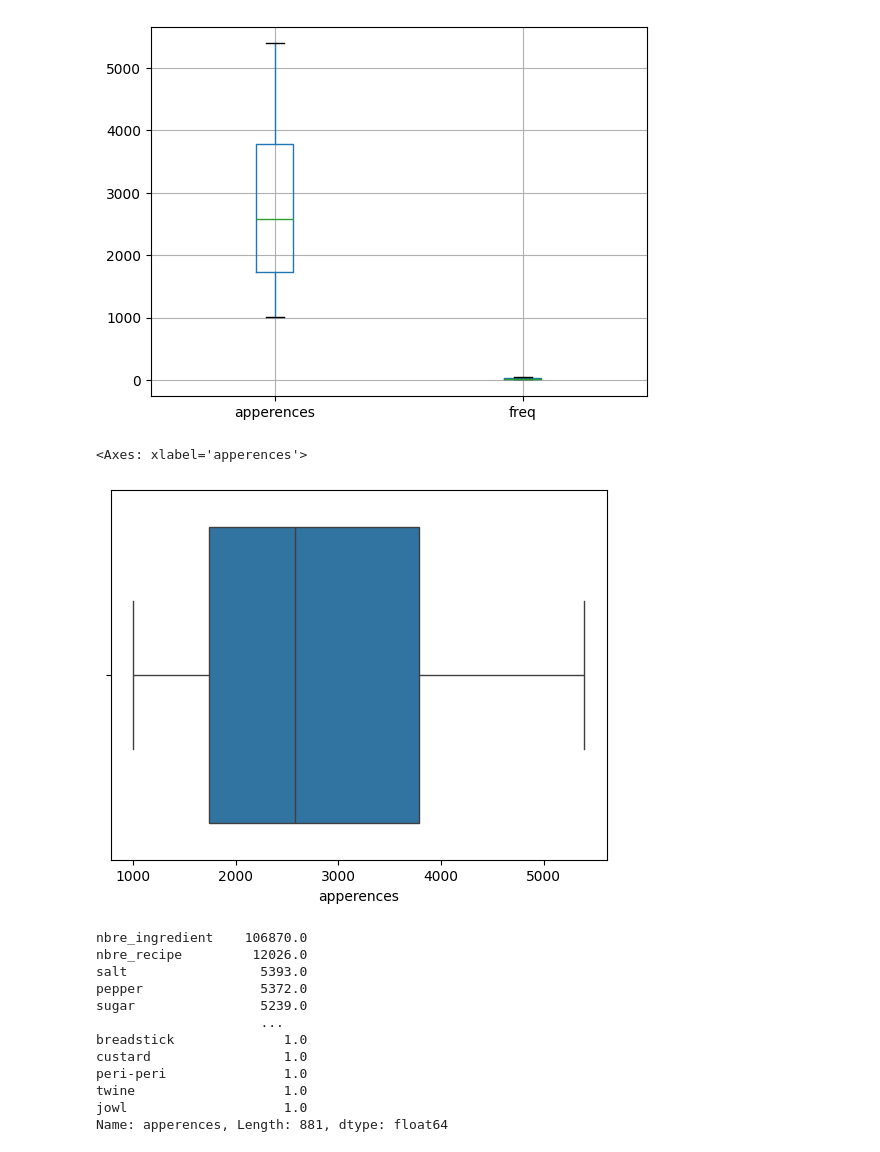
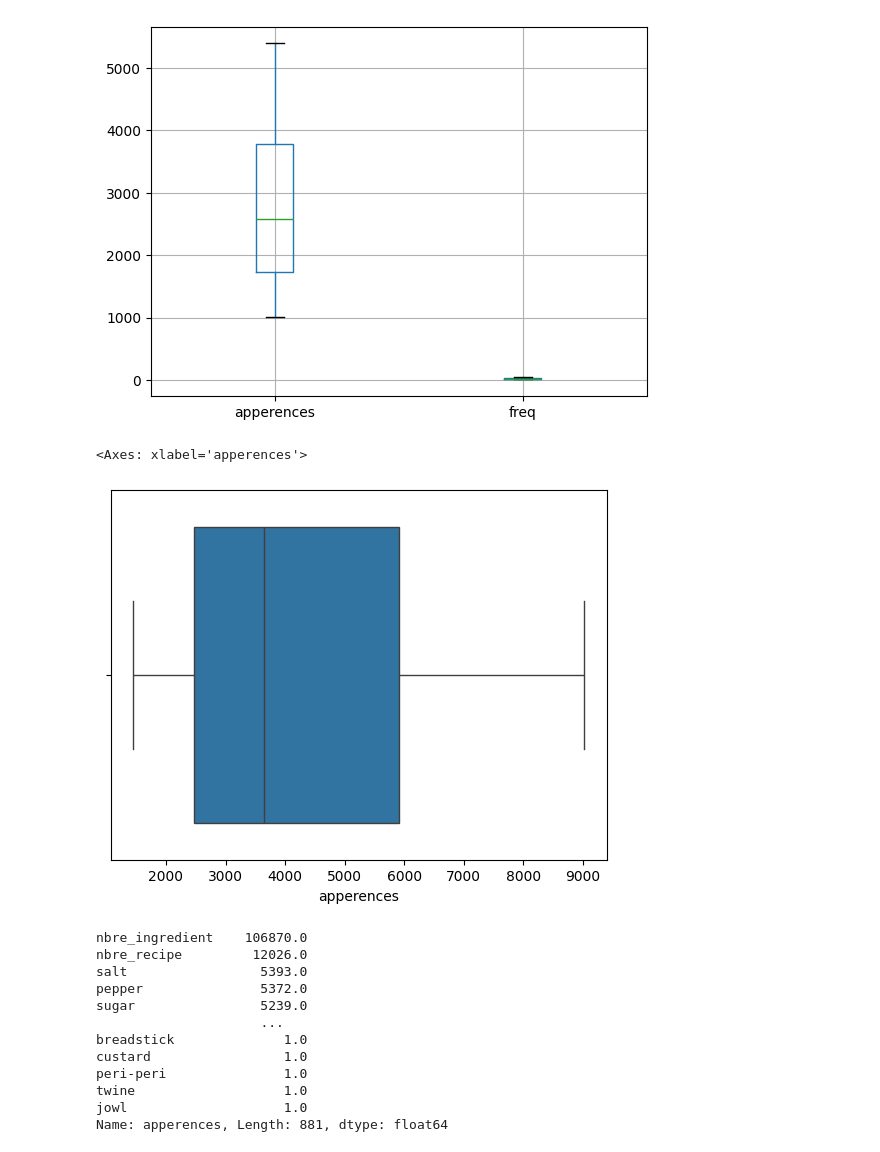
Before and after one commit to ramzinaji/analyse_cooking_app, a Jupyter notebook: etude_app_cuisine/script.ipynb, the cells around one changed output. Saved outputs shown, nothing was run; the diff lists cells and outputs as text; code cells hidden in the pictures.

```diff
--- a/etude_app_cuisine/script.ipynb
+++ b/etude_app_cuisine/script.ipynb
@@ -672,10 +715,10 @@ dico_all_month_ingredient[month].iloc[2:top].boxplot()
 <Axes: >
 [figure]
 # %%
-sns.boxplot(x='apperences', data=dico_all_month_ingredient[month].iloc[2:top])
+sns.boxplot(x='apperences', data=dico_all_month_ingredient[1].iloc[2:top])
 # %% [output]
 <Axes: xlabel='apperences'>
-[figure, old version]
+[figure, new version]
 # %%
 dico_all_month_ingredient[month].apperences
 # %% [output]
```
Also changed, not shown: parts of 20 cells of this notebook, 6 other files.
